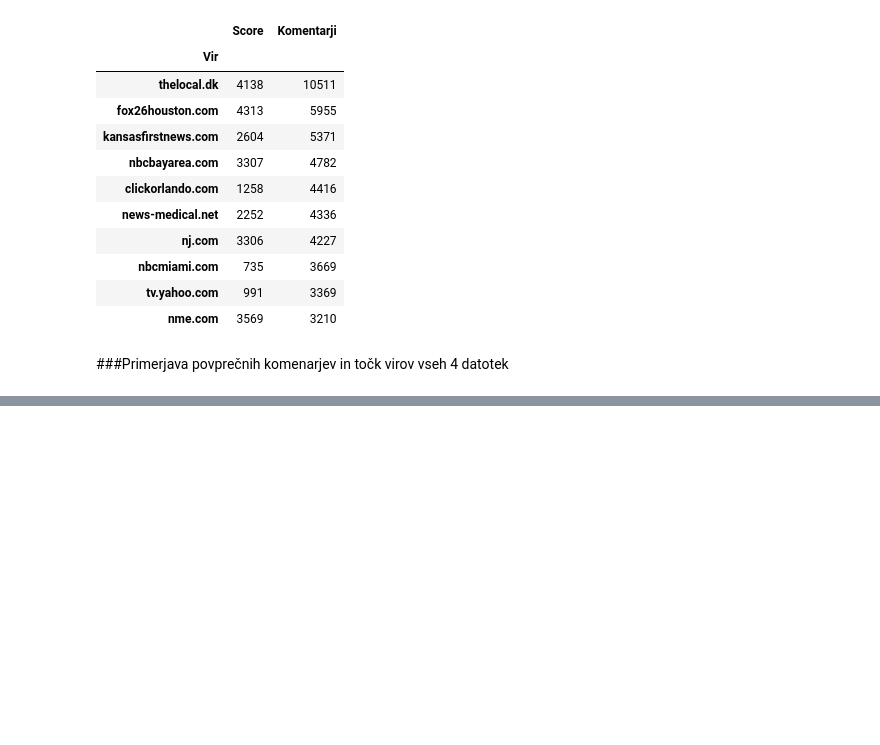
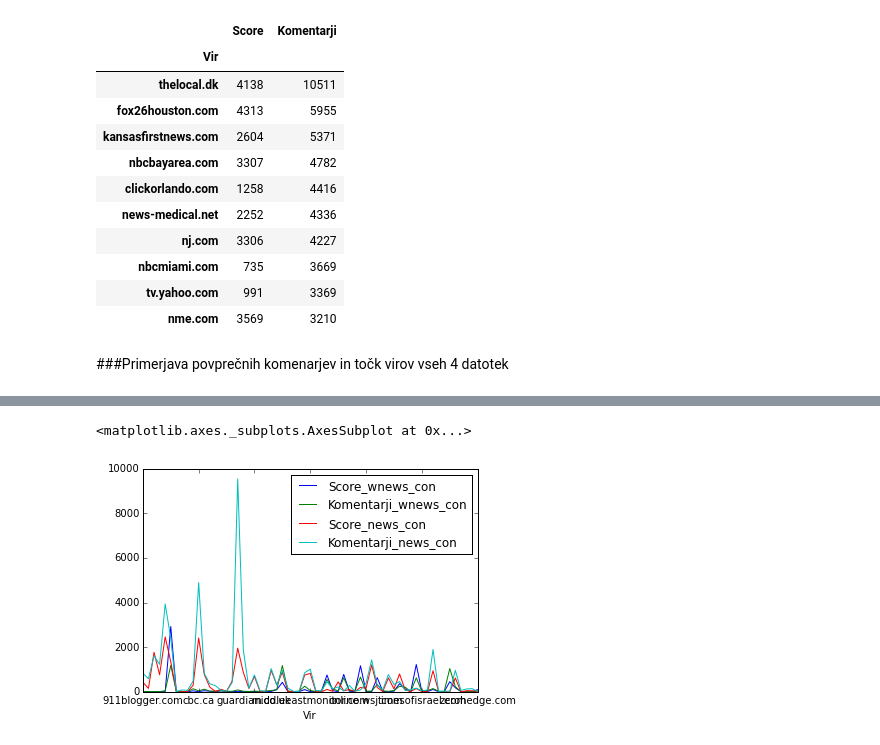
Before and after one commit to julijatominc/novice-Reddit, a Jupyter notebook: Analiza_novic.ipynb, the cells around one changed output, grey strips where cells are left out. Drawn from its saved outputs; the diff is of its cells as text; code cells hidden in the pictures; blank space fills up the shorter version.

```diff
--- a/Analiza_novic.ipynb
+++ b/Analiza_novic.ipynb
@@ -23,10 +23,10 @@ news_top=pd.read_csv('news_top.csv')
 wnews_con=pd.read_csv('wnews_con.csv')
 wnews_top=pd.read_csv('wnews_top.csv')
 # %%
-news_con_viri=news_con.groupby(['Vir'])
-news_top_viri=news_top.groupby(['Vir'])
-wnews_con_viri=wnews_con.groupby(['Vir'])
-wnews_top_viri=wnews_top.groupby(['Vir'])
+news_con_viri=news_con.groupby(['Vir'],as_index=False)
+news_top_viri=news_top.groupby(['Vir'],as_index=False)
+wnews_con_viri=wnews_con.groupby(['Vir'],as_index=False)
+wnews_top_viri=wnews_top.groupby(['Vir'],as_index=False)
 # %% [markdown]
 ###Hipoteza 1: r/news bo imel več ameriških virov novic kot r/worldnews
 Že v samem opisu podstrani r/worldnews je zapisano, da stran dovoljuje povezave na vse novice, razen notranjih zadev in politike ZDA. Tako še s preštetjem pojavitve virov potrdimo, da hipoteza drži.
@@ -121,9 +172,9 @@ news_con_viri.mean().sort_values(by='Komentarji',ascending=False).head(n=10)
 ###Primerjava povprečnih komenarjev in točk virov vseh 4 datotek
 # %%
 #povprečje komentarjev in ocen za vsak vir
-news_con_viri2=news_con.groupby(['Vir']).mean()
-news_top_viri2=news_top.groupby(['Vir']).mean()
-wnews_con_viri2=wnews_con.groupby(['Vir']).mean()
-wnews_top_viri2=wnews_top.groupby(['Vir']).mean()
+news_con_viri2=news_con_viri.mean()
+news_top_viri2=news_top_viri.mean()
+wnews_con_viri2=wnews_con_viri.mean()
+wnews_top_viri2=wnews_top_viri.mean()
 # %%
-skupaj=pd.merge(wnews_top,news_top,on='Vir')
+s=pd.merge(news_con_viri2,wnews_con_viri2,on='Vir', suffixes=('_wnews_con', '_news_con'))
@@ -150,0 +200,7 @@ skupaj.groupby('Vir').mean()
+# %%
+s1=s.set_index(['Vir'])
+# %%
+s1.plot()
+# %% [output]
+<matplotlib.axes._subplots.AxesSubplot at 0x...>
+[figure, added]
```
Also changed, not shown: parts of 17 cells of this notebook.
